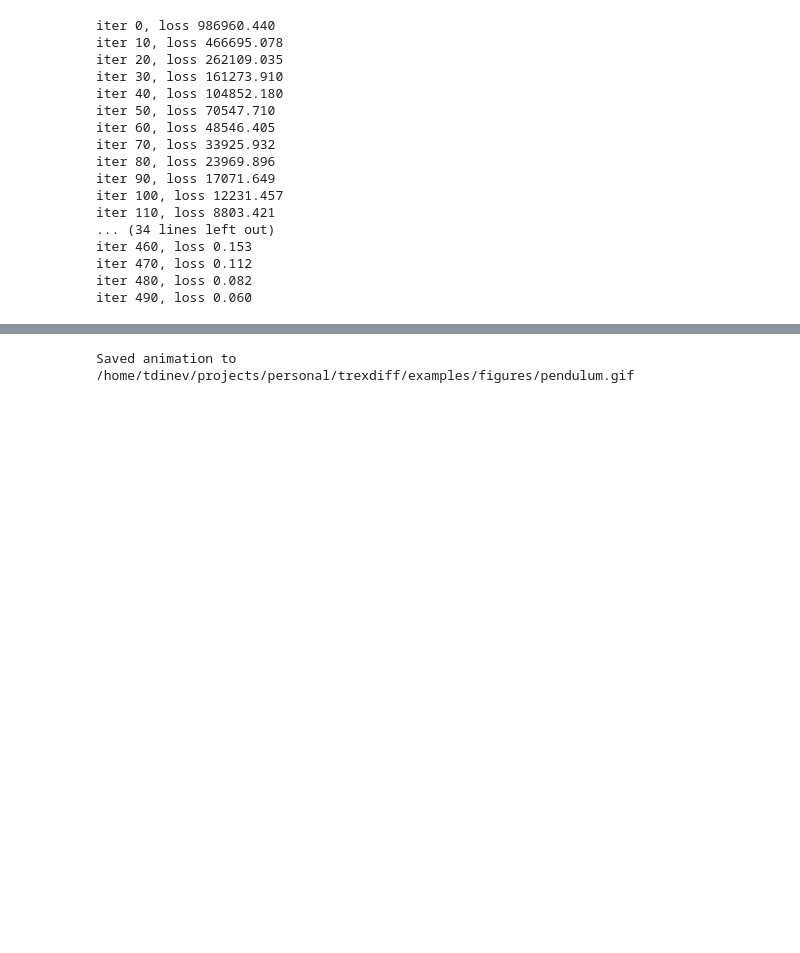
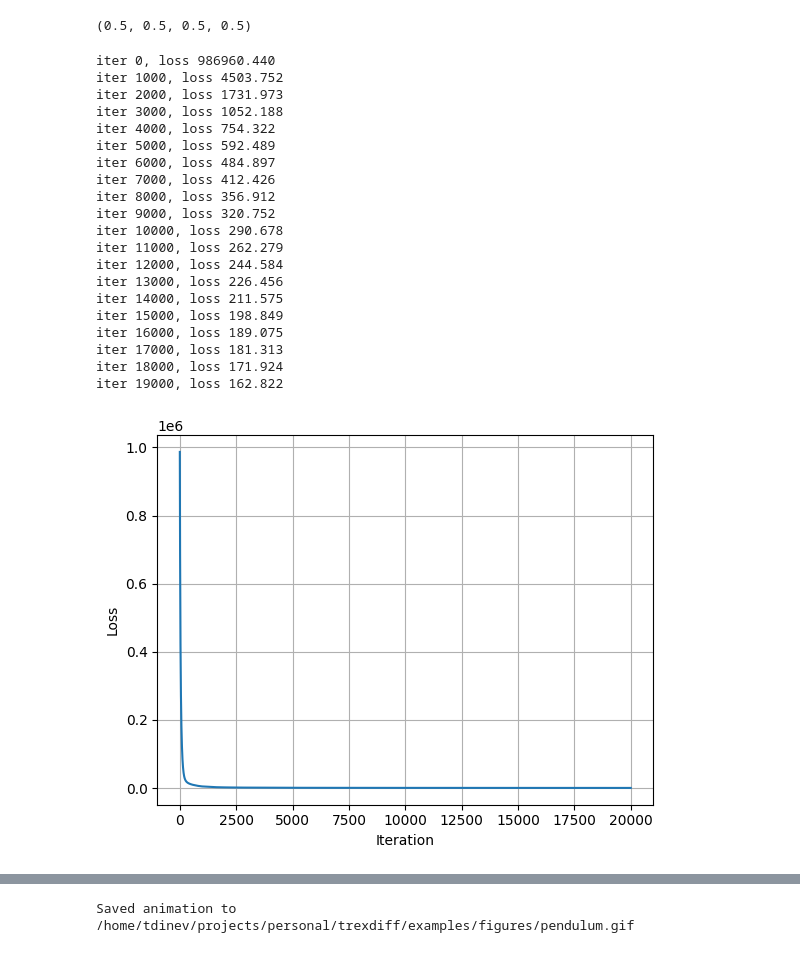
Before and after one commit to traikodinev/trexdiff, a Jupyter notebook: examples/04_optimal_control_pendulum.ipynb, the cells around one changed output, grey strips where cells are left out. Cells and saved outputs as stored; diff of their text form; code cells hidden in the pictures; blank space fills up the shorter version.

```diff
--- a/examples/04_optimal_control_pendulum.ipynb
+++ b/examples/04_optimal_control_pendulum.ipynb
@@ -6,3 +8,8 @@ from trexdiff import Node, sin, cos, log, tensor2d
 import numpy as np
 import matplotlib
+# %%
+# same time horizon, different T, dt
+5e-2 * 10, 5e-3 * 100, 1e-2 * 50, 2e-2 * 25
+# %% [output]
+(0.5, 0.5, 0.5, 0.5)
 # %%
@@ -49,32 +62,47 @@ loss = Qf @ (xs[-1][0] - target) @ (xs[-1][0] - target) + Qf @ (xs[-1][1] @ xs[-
 # %%
 # gradient descent over the control inputs
-learning_rate = 2.5e-4
+learning_rate = 5e-4
+losses = []
 
-for i in range(500):
+for i in range(20_000):
     loss.zerograd()
     loss.forward()
     loss.backward()
 
-    if i % 10 == 0:
+    if i % 1000 == 0:
         print(f"iter {i}, loss {loss.val[0,0]:.3f}")
 
     for u in us:
         u.val -= learning_rate * u.grad
+
+    losses.append(loss.val[0,0])
 # %% [output]
 iter 0, loss 986960.440
-iter 10, loss 466695.078
-iter 20, loss 262109.035
-iter 30, loss 161273.910
-iter 40, loss 104852.180
-iter 50, loss 70547.710
-iter 60, loss 48546.405
-iter 70, loss 33925.932
-iter 80, loss 23969.896
-iter 90, loss 17071.649
-iter 100, loss 12231.457
-iter 110, loss 8803.421
-... (34 lines left out)
-iter 460, loss 0.153
-iter 470, loss 0.112
-iter 480, loss 0.082
-iter 490, loss 0.060
+iter 1000, loss 4503.752
+iter 2000, loss 1731.973
+iter 3000, loss 1052.188
+iter 4000, loss 754.322
+iter 5000, loss 592.489
+iter 6000, loss 484.897
+iter 7000, loss 412.426
+iter 8000, loss 356.912
+iter 9000, loss 320.752
+iter 10000, loss 290.678
+iter 11000, loss 262.279
+iter 12000, loss 244.584
+iter 13000, loss 226.456
+iter 14000, loss 211.575
+iter 15000, loss 198.849
+iter 16000, loss 189.075
+iter 17000, loss 181.313
+iter 18000, loss 171.924
+iter 19000, loss 162.822
+# %%
+# loss plot
+plt.plot(losses)
+plt.xlabel("Iteration")
+plt.ylabel("Loss")
+plt.grid()
+plt.show()
+# %% [output]
+[figure, added]
```
Also changed, not shown: parts of 7 cells of this notebook, 11 other files.
